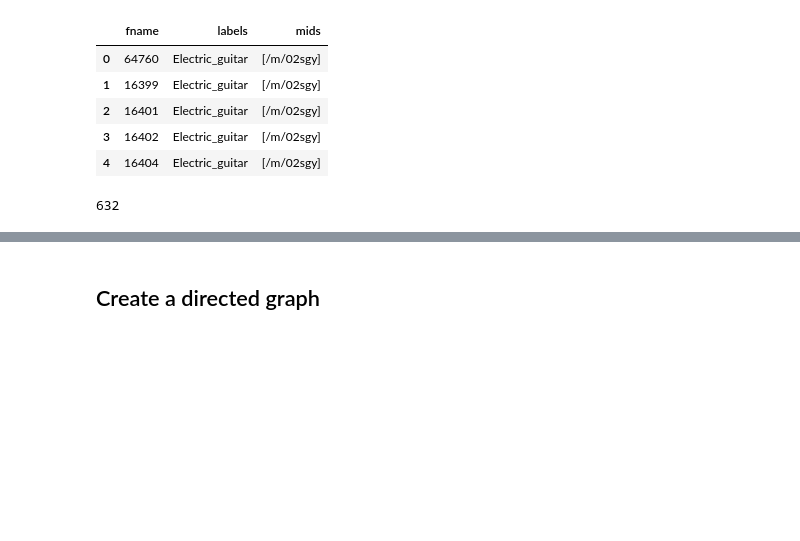
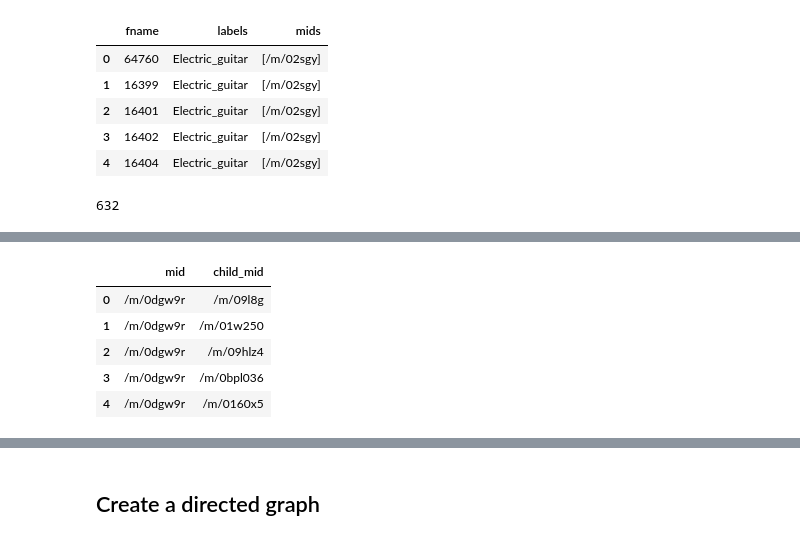
Before and after one commit to aememis/IEMA, a Jupyter notebook: code/analyze_datasets/fsd0k/fsd50k.ipynb, the cells around one changed output, grey strips where cells are left out. Saved outputs shown, nothing was run; the diff lists cells and outputs as text; code cells hidden in the pictures; blank space fills up the shorter version.

```diff
--- a/code/analyze_datasets/fsd0k/fsd50k.ipynb
+++ b/code/analyze_datasets/fsd0k/fsd50k.ipynb
@@ -41,0 +60,25 @@ len(dict_mids.keys())
+# %%
+# Create an id-name lookup dataframe from the ontology json
+
+df_mids_lookup = pd.DataFrame.from_dict(
+    dict_mids, orient="index", columns=["name", "child_ids"]
+).reset_index()
+df_mids_lookup["name"] = (
+    df_mids_lookup["name"].str.replace("\s", "_", regex=True).str.lower()
+)
+
+# add all the parent mids to the lookup dataframe as a list, all the way up to the root
+df_mids_exploded = (
+    df_mids_lookup.explode("child_ids")
+    .rename(columns={"index": "mid", "child_ids": "child_mid"})
+    .reset_index(drop=True)[["mid", "child_mid"]]
+)
+
+df_mids_exploded.head()
+# %% [output]
+|  | mid | child_mid |
+| 0 | /m/0dgw9r | /m/09l8g |
+| 1 | /m/0dgw9r | /m/01w250 |
+| 2 | /m/0dgw9r | /m/09hlz4 |
+| 3 | /m/0dgw9r | /m/0bpl036 |
+| 4 | /m/0dgw9r | /m/0160x5 |
```
Also changed, not shown: parts of 12 cells of this notebook, 6 other files.
